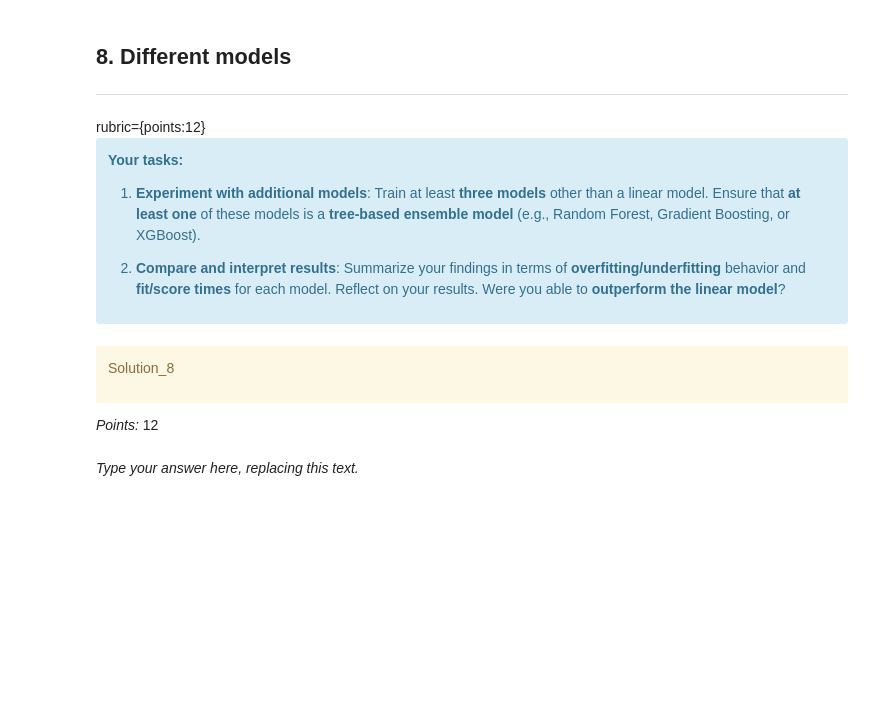
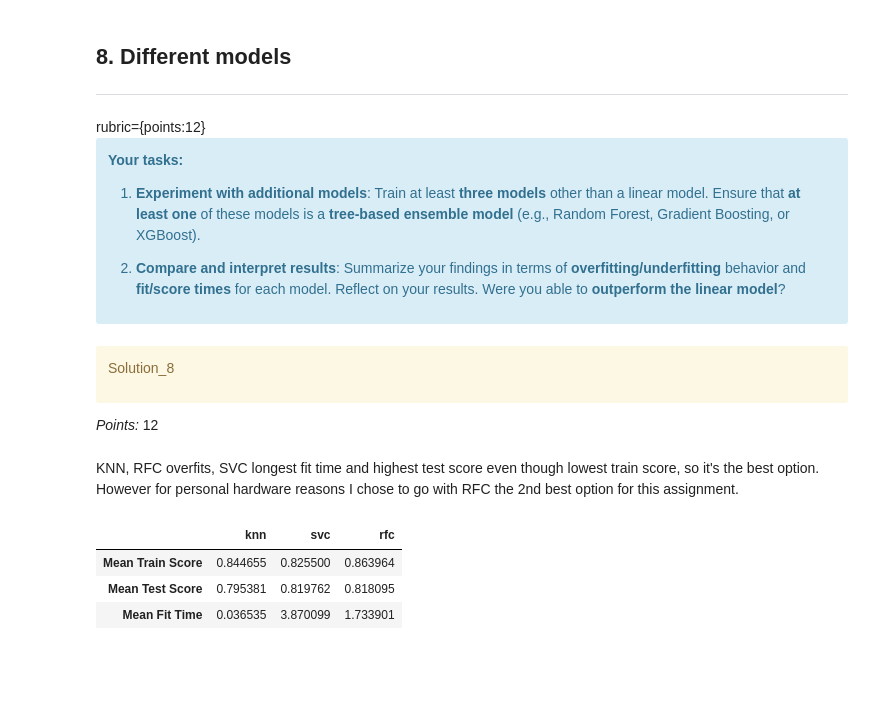
Before and after one commit to asperjay/cpsc330hw5, a Jupyter notebook: hw5.ipynb, the cells around one changed output. Drawn from its saved outputs; the diff is of its cells as text; code cells hidden in the pictures; blank space fills up the shorter version.

```diff
--- a/hw5.ipynb
+++ b/hw5.ipynb
@@ -419,4 +489,7 @@ _Type your answer here, replacing this text._
 # %%
+X = credit_df.drop(columns = ["default.payment.next.month"])
+y = credit_df["default.payment.next.month"]
+X_train, X_test, y_train, y_test = train_test_split(X, y, test_size=0.3, random_state=123)
 linear_model_pipeline = Pipeline(steps=[
     ('preprocessor', preprocessor),
     ('classifier', LogisticRegression(max_iter=1000, random_state=42))
@@ -426,0 +516,7 @@ linear_model_pipeline.fit(X_train, y_train)
+# %%
+C_grid = {'classifier__C': [10 ** i for i in range(-3,3)]}
+grid_search = GridSearchCV(linear_model_pipeline, C_grid, cv = 5, n_jobs = -1, return_train_score = True)
+grid_search.fit(X_train, y_train)
+
+results_df = pd.DataFrame(grid_search.cv_results_)
+results_df[results_df['rank_test_score'] == 1].iloc[0]
@@ -456,5 +570,3 @@ Solution_8
 </div>
 
 _Points:_ 12
-# %% [markdown]
-_Type your answer here, replacing this text._
@@ -463,3 +573,22 @@ _Type your answer here, replacing this text._
+# %% [markdown]
+KNN, RFC overfits, SVC longest fit time and highest test score even though lowest train score, so it's the best option. However for personal hardware reasons I chose to go with RFC the 2nd best option for this assignment.
+# %%
+models = [KNeighborsClassifier(), SVC(kernel='rbf', C=1, gamma='scale'), \
+    RandomForestClassifier(n_estimators=100, max_depth=8, random_state=2026)]
+id = ['knn','svc','rfc']
+results = {}
+for i in [0,1,2]:
+    pipe = Pipeline(steps=[('preprocessor', preprocessor), ('classifier', models[i])])
+    cv_results = cross_validate(pipe, X_train, y_train, cv = 5, return_train_score=True)
+    results[id[i]] = {"Mean Train Score": cv_results['train_score'].mean(), \
+        "Mean Test Score": cv_results['test_score'].mean(), \
+        "Mean Fit Time": cv_results['fit_time'].mean()}
+pd.DataFrame(results)
+# %% [output]
+|  | knn | svc | rfc |
+| Mean Train Score | 0.844655 | 0.825500 | 0.863964 |
+| Mean Test Score | 0.795381 | 0.819762 | 0.818095 |
+| Mean Fit Time | 0.036535 | 3.870099 | 1.733901 |
 # %%
 ...
 # %%
```
Also changed, not shown: parts of 42 cells of this notebook.
